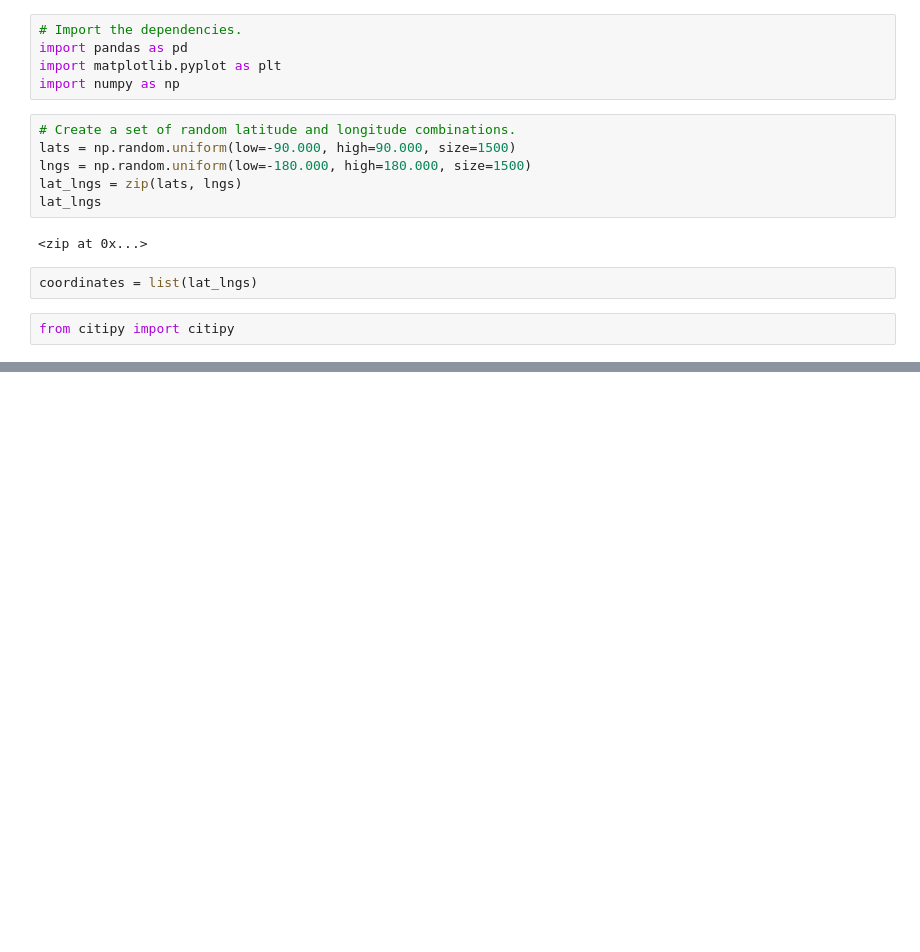
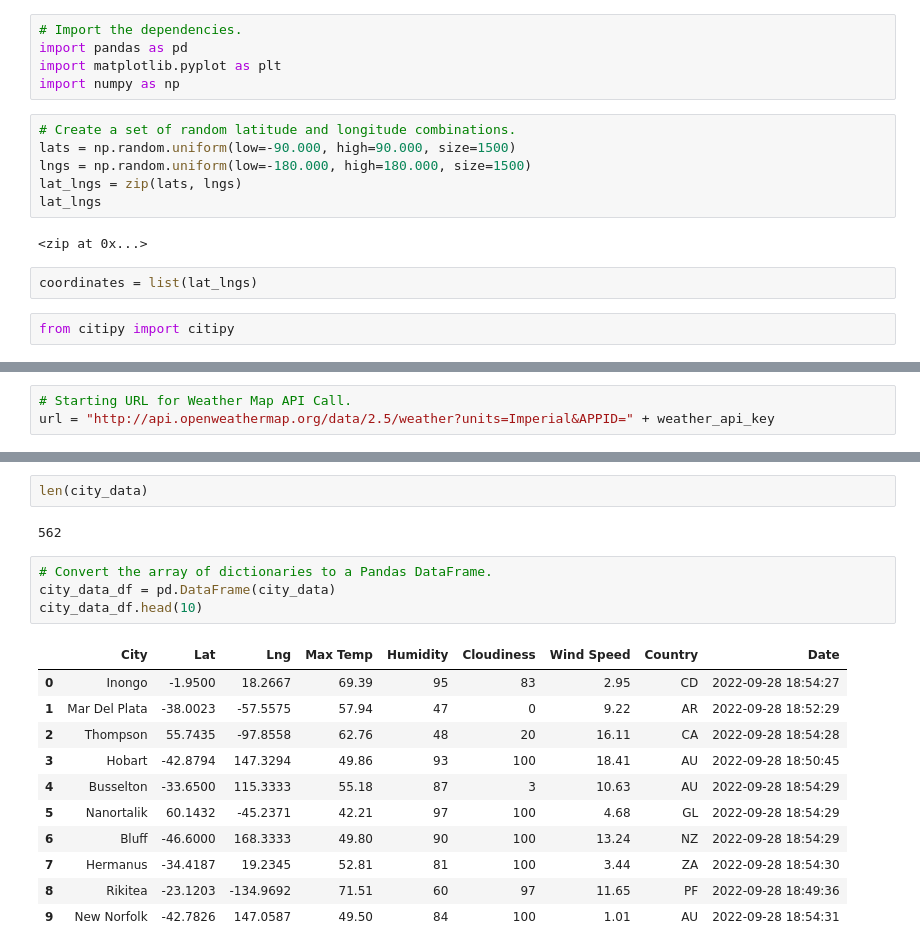
Before and after one commit to J0HN-MAC/World_Weather_Analysis, a Jupyter notebook: WeatherPy.ipynb, the cells around one changed output, grey strips where cells are left out. Saved outputs shown, nothing was run; the diff lists cells and outputs as text; blank space fills up the shorter version.

Commit message:
updated WeatherPy.ipynb and .gitignore

```diff
--- a/WeatherPy.ipynb
+++ b/WeatherPy.ipynb
@@ -18,3 +24,6 @@ from citipy import citipy
+# %%
+# Starting URL for Weather Map API Call.
+url = "http://api.openweathermap.org/data/2.5/weather?units=Imperial&APPID=" + weather_api_key
 # %%
 # Create a list for holding the cities.
 cities = []
@@ -31,0 +125,20 @@ len(cities)
+# %%
+len(city_data)
+# %% [output]
+562
+# %%
+# Convert the array of dictionaries to a Pandas DataFrame.
+city_data_df = pd.DataFrame(city_data)
+city_data_df.head(10)
+# %% [output]
+|  | City | Lat | Lng | Max Temp | Humidity | Cloudiness | Wind Speed | Country | Date |
+| 0 | Inongo | -1.9500 | 18.2667 | 69.39 | 95 | 83 | 2.95 | CD | 2022-09-28 18:54:27 |
+| 1 | Mar Del Plata | -38.0023 | -57.5575 | 57.94 | 47 | 0 | 9.22 | AR | 2022-09-28 18:52:29 |
+| 2 | Thompson | 55.7435 | -97.8558 | 62.76 | 48 | 20 | 16.11 | CA | 2022-09-28 18:54:28 |
+| 3 | Hobart | -42.8794 | 147.3294 | 49.86 | 93 | 100 | 18.41 | AU | 2022-09-28 18:50:45 |
+| 4 | Busselton | -33.6500 | 115.3333 | 55.18 | 87 | 3 | 10.63 | AU | 2022-09-28 18:54:29 |
+| 5 | Nanortalik | 60.1432 | -45.2371 | 42.21 | 97 | 100 | 4.68 | GL | 2022-09-28 18:54:29 |
+| 6 | Bluff | -46.6000 | 168.3333 | 49.80 | 90 | 100 | 13.24 | NZ | 2022-09-28 18:54:29 |
+| 7 | Hermanus | -34.4187 | 19.2345 | 52.81 | 81 | 100 | 3.44 | ZA | 2022-09-28 18:54:30 |
+| 8 | Rikitea | -23.1203 | -134.9692 | 71.51 | 60 | 97 | 11.65 | PF | 2022-09-28 18:49:36 |
+| 9 | New Norfolk | -42.7826 | 147.0587 | 49.50 | 84 | 100 | 1.01 | AU | 2022-09-28 18:54:31 |
```
Also changed, not shown: parts of 6 cells of this notebook, 2 other files.
